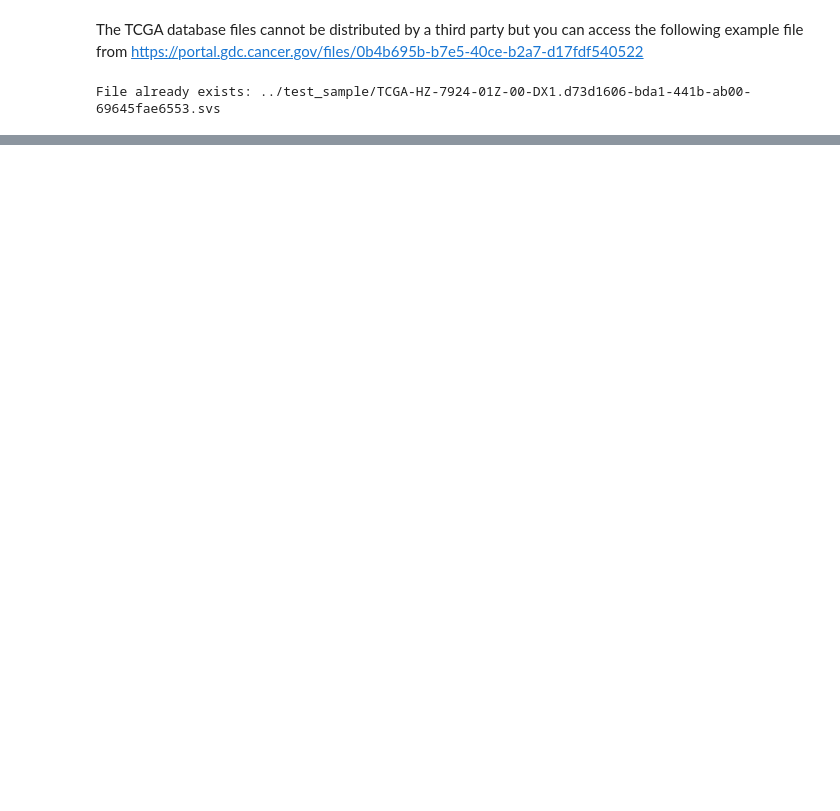
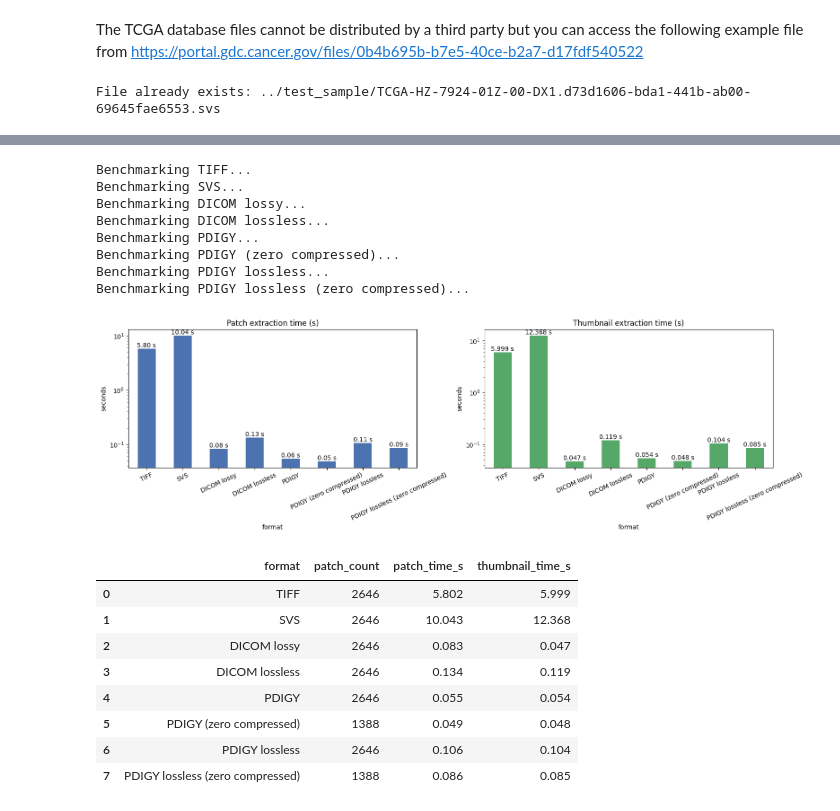
Before and after one commit to pdigy/pdigy, a Jupyter notebook: PDigyTest.ipynb, the cells around one changed output, grey strips where cells are left out. Drawn from its saved outputs; the diff is of its cells as text; code cells hidden in the pictures; blank space fills up the shorter version.

```diff
--- a/PDigyTest.ipynb
+++ b/PDigyTest.ipynb
@@ -81,0 +303,63 @@ plt.imshow(decoder.full_image)
+# %%
+BENCHMARK_REPEATS = 5
+
+bench_tasks = make_bench_tasks(
+    tiff_path, svs_path, dicom_path, dicom_lossless_path,
+    patch_size, generated_files,
+)
+
+bench_rows = []
+for fmt, patch_fn, thumb_fn in bench_tasks:
+    print(f'Benchmarking {fmt}...')
+    pt, patches = time_fn(patch_fn, repeats=BENCHMARK_REPEATS)
+    tt, _       = time_fn(thumb_fn, repeats=BENCHMARK_REPEATS)
+    bench_rows.append({
+        'format':           fmt,
+        'patch_count':      len(patches),
+        'patch_time_s':     round(pt, 3),
+        'thumbnail_time_s': round(tt, 3),
+    })
+
+bench_df = pd.DataFrame(bench_rows)
+
+fig, axes = plt.subplots(1, 2, figsize=(16, 5))
+bench_df.set_index('format')['patch_time_s'].plot(
+    kind='bar', ax=axes[0], color='#4C72B0', title='Patch extraction time (s)')
+axes[0].set_ylabel('seconds')
+for c in axes[0].containers:
+    axes[0].bar_label(c, fmt='%.2f s')
+
+bench_df.set_index('format')['thumbnail_time_s'].plot(
+    kind='bar', ax=axes[1], color='#55A868', title='Thumbnail extraction time (s)')
+axes[1].set_ylabel('seconds')
+for c in axes[1].containers:
+    axes[1].bar_label(c, fmt='%.3f s')
+
+for ax in axes:
+    ax.tick_params(axis='x', rotation=25)
+
+axes[0].set_yscale('log')
+axes[1].set_yscale('log')
+plt.tight_layout()
+plt.show()
+
+bench_df
+# %% [output]
+Benchmarking TIFF...
+Benchmarking SVS...
+Benchmarking DICOM lossy...
+Benchmarking DICOM lossless...
+Benchmarking PDIGY...
+Benchmarking PDIGY (zero compressed)...
+Benchmarking PDIGY lossless...
+Benchmarking PDIGY lossless (zero compressed)...
+[figure, added]
+|  | format | patch_count | patch_time_s | thumbnail_time_s |
+| 0 | TIFF | 2646 | 5.802 | 5.999 |
+| 1 | SVS | 2646 | 10.043 | 12.368 |
+| 2 | DICOM lossy | 2646 | 0.083 | 0.047 |
+| 3 | DICOM lossless | 2646 | 0.134 | 0.119 |
+| 4 | PDIGY | 2646 | 0.055 | 0.054 |
+| 5 | PDIGY (zero compressed) | 1388 | 0.049 | 0.048 |
+| 6 | PDIGY lossless | 2646 | 0.106 | 0.104 |
+| 7 | PDIGY lossless (zero compressed) | 1388 | 0.086 | 0.085 |
```
Also changed, not shown: parts of 9 cells of this notebook, 5 other files.
